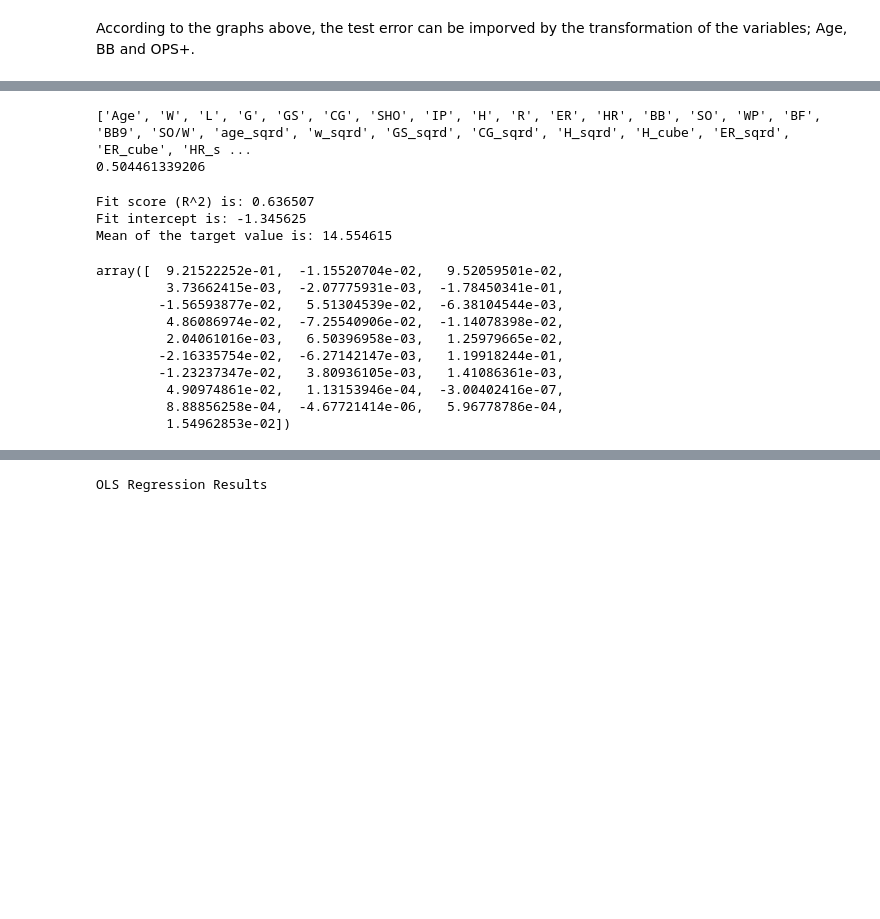
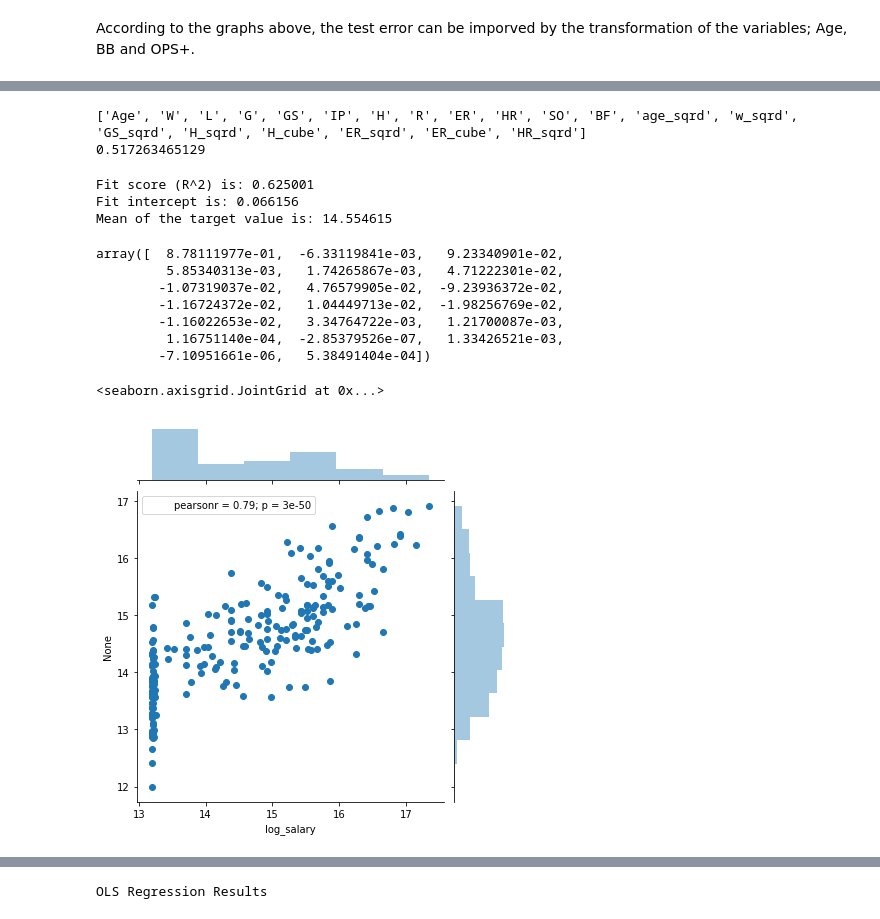
Before and after one commit to Jzbooth/Booth_Metis, a Jupyter notebook: Project_2/Project_luther3.ipynb, the cells around one changed output, grey strips where cells are left out. Cells and saved outputs as stored; diff of their text form; code cells hidden in the pictures; blank space fills up the shorter version.

```diff
--- a/Project_2/Project_luther3.ipynb
+++ b/Project_2/Project_luther3.ipynb
@@ -983,7 +986,7 @@ for train,test in kf:
 
     for feature in x_train.columns:
         pval=f_select.f_regression(x_train[[feature]],y_train)
-        if pval[1][0]<.02:
+        if pval[1][0]<.00001:
             sig_cols.append(feature)
             pvals.append(pval[1][0])
 
@@ -995,8 +998,8 @@ psig_cols = sig_cols
 print(psig_cols)
 print(np.mean(all_scores))
 # %% [output]
-['Age', 'W', 'L', 'G', 'GS', 'CG', 'SHO', 'IP', 'H', 'R', 'ER', 'HR', 'BB', 'SO', 'WP', 'BF', 'BB9', 'SO/W', 'age_sqrd', 'w_sqrd', 'GS_sqrd', 'CG_sqrd', 'H_sqrd', 'H_cube', 'ER_sqrd', 'ER_cube', 'HR_s ...
-0.504461339206
+['Age', 'W', 'L', 'G', 'GS', 'IP', 'H', 'R', 'ER', 'HR', 'SO', 'BF', 'age_sqrd', 'w_sqrd', 'GS_sqrd', 'H_sqrd', 'H_cube', 'ER_sqrd', 'ER_cube', 'HR_sqrd']
+0.517263465129
 # %%
 x = pitchdf[psig_cols]
 y = pitchdf['log_salary']
@@ -1012,16 +1015,26 @@ print('Fit intercept is: %f'%lr.intercept_)
 print('Mean of the target value is: %f'%y.mean())
 lr.coef_
 # %% [output]
-Fit score (R^2) is: 0.636507
-Fit intercept is: -1.345625
+Fit score (R^2) is: 0.625001
+Fit intercept is: 0.066156
 Mean of the target value is: 14.554615
-array([  9.21522252e-01,  -1.15520704e-02,   9.52059501e-02,
-         3.73662415e-03,  -2.07775931e-03,  -1.78450341e-01,
-        -1.56593877e-02,   5.51304539e-02,  -6.38104544e-03,
-         4.86086974e-02,  -7.25540906e-02,  -1.14078398e-02,
-         2.04061016e-03,   6.50396958e-03,   1.25979665e-02,
-        -2.16335754e-02,  -6.27142147e-03,   1.19918244e-01,
-        -1.23237347e-02,   3.80936105e-03,   1.41086361e-03,
-         4.90974861e-02,   1.13153946e-04,  -3.00402416e-07,
-         8.88856258e-04,  -4.67721414e-06,   5.96778786e-04,
-         1.54962853e-02])
+array([  8.78111977e-01,  -6.33119841e-03,   9.23340901e-02,
+         5.85340313e-03,   1.74265867e-03,   4.71222301e-02,
+        -1.07319037e-02,   4.76579905e-02,  -9.23936372e-02,
+        -1.16724372e-02,   1.04449713e-02,  -1.98256769e-02,
+        -1.16022653e-02,   3.34764722e-03,   1.21700087e-03,
+         1.16751140e-04,  -2.85379526e-07,   1.33426521e-03,
+        -7.10951661e-06,   5.38491404e-04])
+# %%
+y_predicted = fit.predict(x)
+y_predicted
+
+predictdf = pd.DataFrame(y_predicted,y)
+
+sns.jointplot(y, y_predicted)
+#plt.title('Predictions vs. Actual outcome')
+#plt.xlabel('Actual outcome')
+#plt.ylabel('Predicted outcome')
+# %% [output]
+<seaborn.axisgrid.JointGrid at 0x...>
+[figure, added]
```
Also changed, not shown: parts of 37 cells of this notebook, 1 other file.
